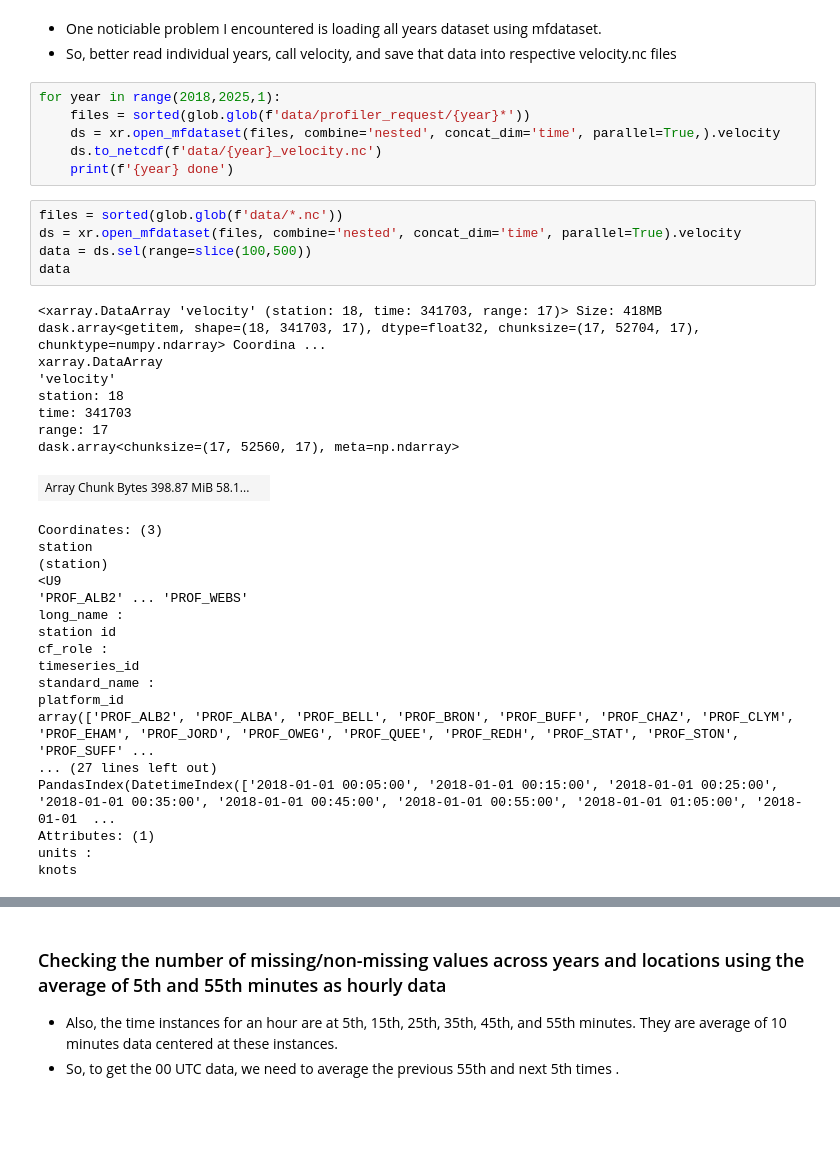
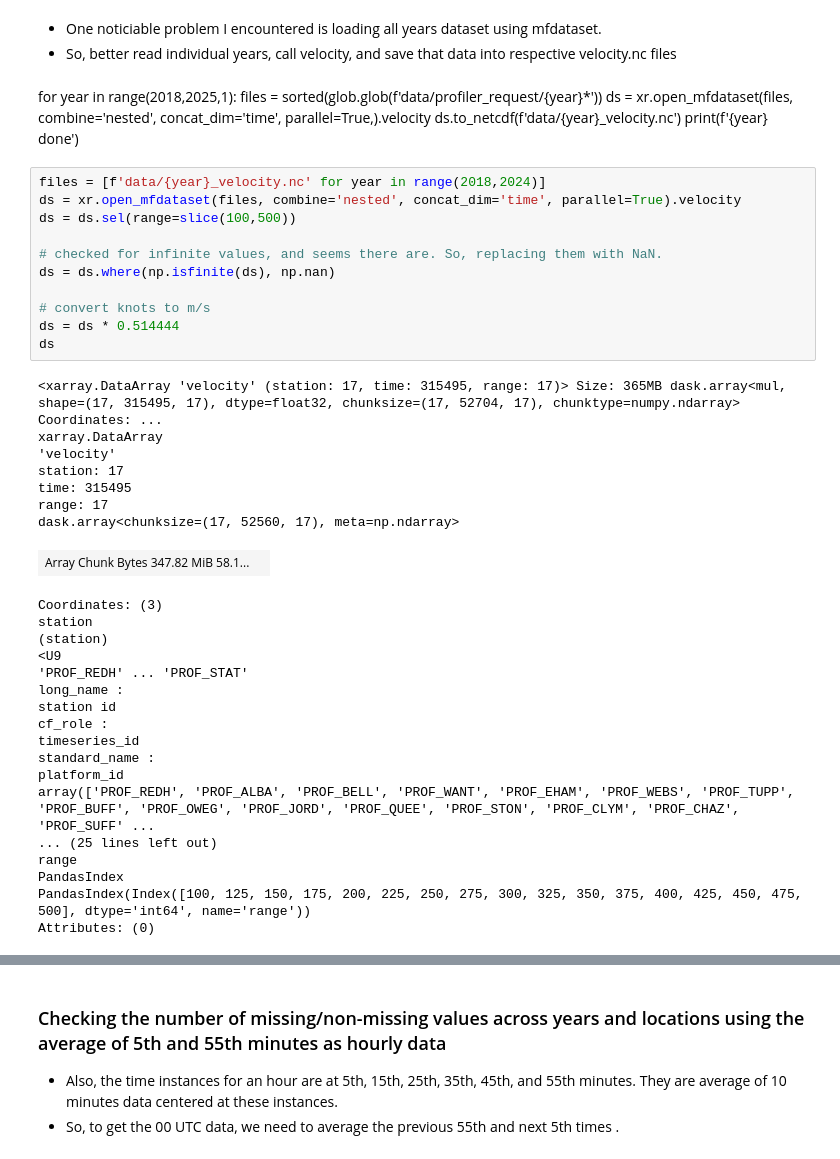
Before and after one commit to HarishBaki/Estimation-of-lidar-wind-speed-profiles-from-ERA5-inputs-using-TabNet, a Jupyter notebook: profiler_data_processing.ipynb, the cells around one changed output, grey strips where cells are left out. Saved outputs shown, nothing was run; the diff lists cells and outputs as text; blank space fills up the shorter version.

```diff
--- a/profiler_data_processing.ipynb
+++ b/profiler_data_processing.ipynb
@@ -28,40 +28,46 @@ client = dd.Client(cluster)
 # %% [markdown]
 - One noticiable problem I encountered is loading all years dataset using mfdataset.
 - So, better read individual years, call velocity, and save that data into respective velocity.nc files
-# %%
-for year in range(2018,2025,1):
-    files = sorted(glob.glob(f'data/profiler_request/{year}*'))
-    ds = xr.open_mfdataset(files, combine='nested', concat_dim='time', parallel=True,).velocity
-    ds.to_netcdf(f'data/{year}_velocity.nc')
-    print(f'{year} done')
+# %% [markdown]
+for year in range(2018,2025,1):
+    files = sorted(glob.glob(f'data/profiler_request/{year}*'))
+    ds = xr.open_mfdataset(files, combine='nested', concat_dim='time', parallel=True,).velocity
+    ds.to_netcdf(f'data/{year}_velocity.nc')
+    print(f'{year} done')
 # %%
-files = sorted(glob.glob(f'data/*.nc'))
+files = [f'data/{year}_velocity.nc' for year in range(2018,2024)]
 ds = xr.open_mfdataset(files, combine='nested', concat_dim='time', parallel=True).velocity
-data = ds.sel(range=slice(100,500))
-data
+ds = ds.sel(range=slice(100,500))
+
+# checked for infinite values, and seems there are. So, replacing them with NaN.
+ds = ds.where(np.isfinite(ds), np.nan)
+
+# convert knots to m/s
+ds = ds * 0.514444
+ds
 # %% [output]
-<xarray.DataArray 'velocity' (station: 18, time: 341703, range: 17)> Size: 418MB dask.array<getitem, shape=(18, 341703, 17), dtype=float32, chunksize=(17, 52704, 17), chunktype=numpy.ndarray> Coordina ...
+<xarray.DataArray 'velocity' (station: 17, time: 315495, range: 17)> Size: 365MB dask.array<mul, shape=(17, 315495, 17), dtype=float32, chunksize=(17, 52704, 17), chunktype=numpy.ndarray> Coordinates: ...
 xarray.DataArray
 'velocity'
-station: 18
-time: 341703
+station: 17
+time: 315495
 range: 17
 dask.array<chunksize=(17, 52560, 17), meta=np.ndarray>
-| Array Chunk Bytes 398.87 MiB 58.1... |  |
+| Array Chunk Bytes 347.82 MiB 58.1... |  |
 Coordinates: (3)
 station
 (station)
 <U9
-'PROF_ALB2' ... 'PROF_WEBS'
+'PROF_REDH' ... 'PROF_STAT'
 long_name :
 station id
 cf_role :
 timeseries_id
 standard_name :
 platform_id
-array(['PROF_ALB2', 'PROF_ALBA', 'PROF_BELL', 'PROF_BRON', 'PROF_BUFF', 'PROF_CHAZ', 'PROF_CLYM', 'PROF_EHAM', 'PROF_JORD', 'PROF_OWEG', 'PROF_QUEE', 'PROF_REDH', 'PROF_STAT', 'PROF_STON', 'PROF_SUFF' ...
-... (27 lines left out)
-PandasIndex(DatetimeIndex(['2018-01-01 00:05:00', '2018-01-01 00:15:00', '2018-01-01 00:25:00', '2018-01-01 00:35:00', '2018-01-01 00:45:00', '2018-01-01 00:55:00', '2018-01-01 01:05:00', '2018-01-01  ...
-Attributes: (1)
-units :
-knots
+array(['PROF_REDH', 'PROF_ALBA', 'PROF_BELL', 'PROF_WANT', 'PROF_EHAM', 'PROF_WEBS', 'PROF_TUPP', 'PROF_BUFF', 'PROF_OWEG', 'PROF_JORD', 'PROF_QUEE', 'PROF_STON', 'PROF_CLYM', 'PROF_CHAZ', 'PROF_SUFF' ...
+... (25 lines left out)
+range
+PandasIndex
+PandasIndex(Index([100, 125, 150, 175, 200, 225, 250, 275, 300, 325, 350, 375, 400, 425, 450, 475, 500], dtype='int64', name='range'))
+Attributes: (0)
```
Also changed, not shown: parts of 2 cells of this notebook.
